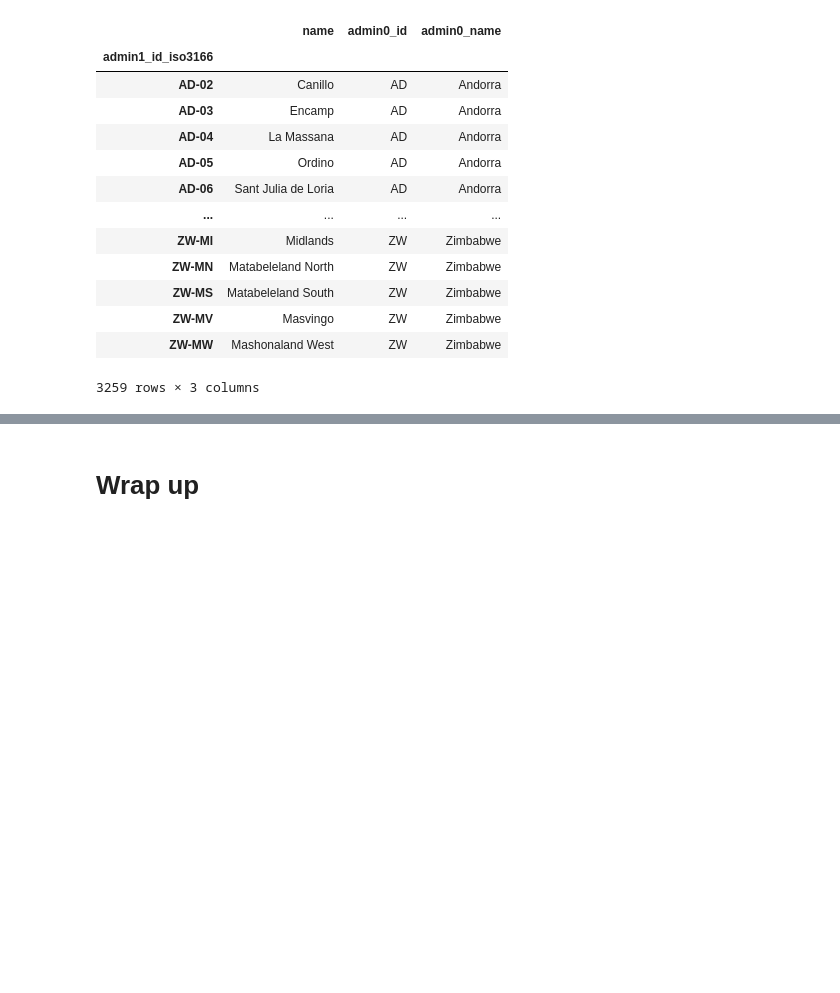
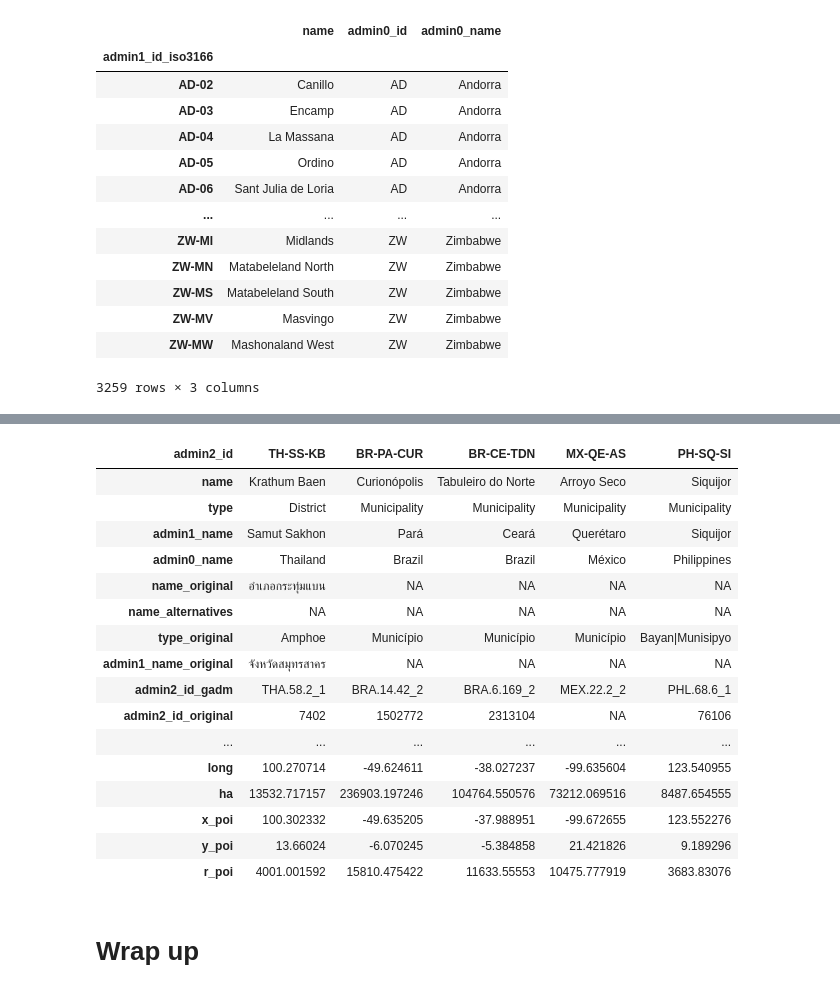
Before and after one commit to chrnolte/openplaces, a Jupyter notebook: notebooks/01_setup/03_prepare_administrative_units.ipynb, the cells around one changed output, grey strips where cells are left out. Cells and saved outputs as stored; diff of their text form; code cells hidden in the pictures; blank space fills up the shorter version.

```diff
--- a/notebooks/01_setup/03_prepare_administrative_units.ipynb
+++ b/notebooks/01_setup/03_prepare_administrative_units.ipynb
@@ -203,3 +199,24 @@ gdf[gdf.index.str.len() != 5].plot(ax=ax)
+# %%
+admin2 = get_admin2()
+admin2.sample(5).T
+# %% [output]
+| admin2_id | TH-SS-KB | BR-PA-CUR | BR-CE-TDN | MX-QE-AS | PH-SQ-SI |
+| name | Krathum Baen | Curionópolis | Tabuleiro do Norte | Arroyo Seco | Siquijor |
+| type | District | Municipality | Municipality | Municipality | Municipality |
+| admin1_name | Samut Sakhon | Pará | Ceará | Querétaro | Siquijor |
+| admin0_name | Thailand | Brazil | Brazil | México | Philippines |
+| name_original | อำเภอกระทุ่มแบน | NA | NA | NA | NA |
+| name_alternatives | NA | NA | NA | NA | NA |
+| type_original | Amphoe | Município | Município | Município | Bayan|Munisipyo |
+| admin1_name_original | จังหวัดสมุทรสาคร | NA | NA | NA | NA |
+| admin2_id_gadm | THA.58.2_1 | BRA.14.42_2 | BRA.6.169_2 | MEX.22.2_2 | PHL.68.6_1 |
+| admin2_id_original | 7402 | 1502772 | 2313104 | NA | 76106 |
+| ... | ... | ... | ... | ... | ... |
+| long | 100.270714 | -49.624611 | -38.027237 | -99.635604 | 123.540955 |
+| ha | 13532.717157 | 236903.197246 | 104764.550576 | 73212.069516 | 8487.654555 |
+| x_poi | 100.302332 | -49.635205 | -37.988951 | -99.672655 | 123.552276 |
+| y_poi | 13.66024 | -6.070245 | -5.384858 | 21.421826 | 9.189296 |
+| r_poi | 4001.001592 | 15810.475422 | 11633.55553 | 10475.777919 | 3683.83076 |
 # %% [markdown]
 # Wrap up
 # %%
```
Also changed, not shown: parts of 25 cells of this notebook, 7 other files.
